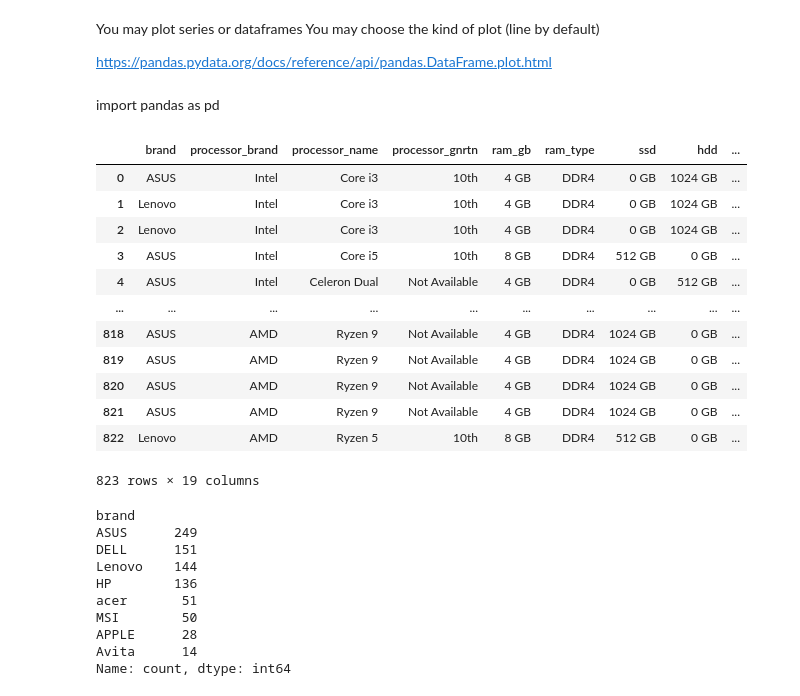
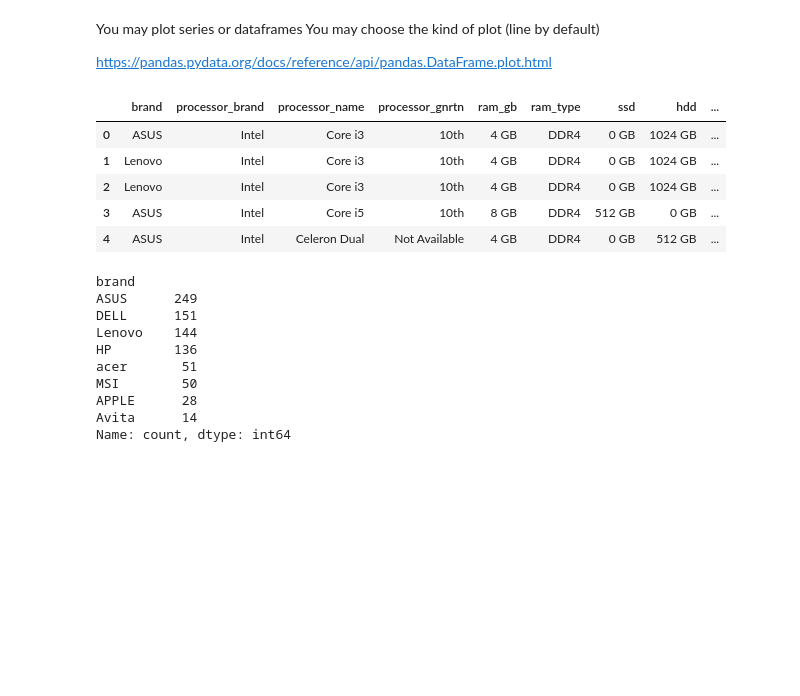
Before and after one commit to novillo-cs/softdev_material, a Jupyter notebook: lessons/unit_7/matplotlib.ipynb, the cells around one changed output. Saved outputs shown, nothing was run; the diff lists cells and outputs as text; code cells hidden in the pictures; blank space fills up the shorter version.

```diff
--- a/lessons/unit_7/matplotlib.ipynb
+++ b/lessons/unit_7/matplotlib.ipynb
@@ -170,26 +170,17 @@ You may choose the kind of plot (line by default)
 https://pandas.pydata.org/docs/reference/api/pandas.DataFrame.plot.html
 # %%
 import pandas as pd
-# %% [markdown]
-import pandas as pd
 # %%
 laptops_df = pd.read_csv("laptops.csv")
 # %%
-laptops_df
+laptops_df.head()
 # %% [output]
 |  | brand | processor_brand | processor_name | processor_gnrtn | ram_gb | ram_type | ssd | hdd | ... |
 | 0 | ASUS | Intel | Core i3 | 10th | 4 GB | DDR4 | 0 GB | 1024 GB | ... |
 | 1 | Lenovo | Intel | Core i3 | 10th | 4 GB | DDR4 | 0 GB | 1024 GB | ... |
 | 2 | Lenovo | Intel | Core i3 | 10th | 4 GB | DDR4 | 0 GB | 1024 GB | ... |
 | 3 | ASUS | Intel | Core i5 | 10th | 8 GB | DDR4 | 512 GB | 0 GB | ... |
 | 4 | ASUS | Intel | Celeron Dual | Not Available | 4 GB | DDR4 | 0 GB | 512 GB | ... |
-| ... | ... | ... | ... | ... | ... | ... | ... | ... | ... |
-| 818 | ASUS | AMD | Ryzen 9 | Not Available | 4 GB | DDR4 | 1024 GB | 0 GB | ... |
-| 819 | ASUS | AMD | Ryzen 9 | Not Available | 4 GB | DDR4 | 1024 GB | 0 GB | ... |
-| 820 | ASUS | AMD | Ryzen 9 | Not Available | 4 GB | DDR4 | 1024 GB | 0 GB | ... |
-| 821 | ASUS | AMD | Ryzen 9 | Not Available | 4 GB | DDR4 | 1024 GB | 0 GB | ... |
-| 822 | Lenovo | AMD | Ryzen 5 | 10th | 8 GB | DDR4 | 512 GB | 0 GB | ... |
-823 rows × 19 columns
 # %%
 # Plot series
 laptops_df.brand.value_counts()
```
Also changed, not shown: parts of 11 cells of this notebook.
